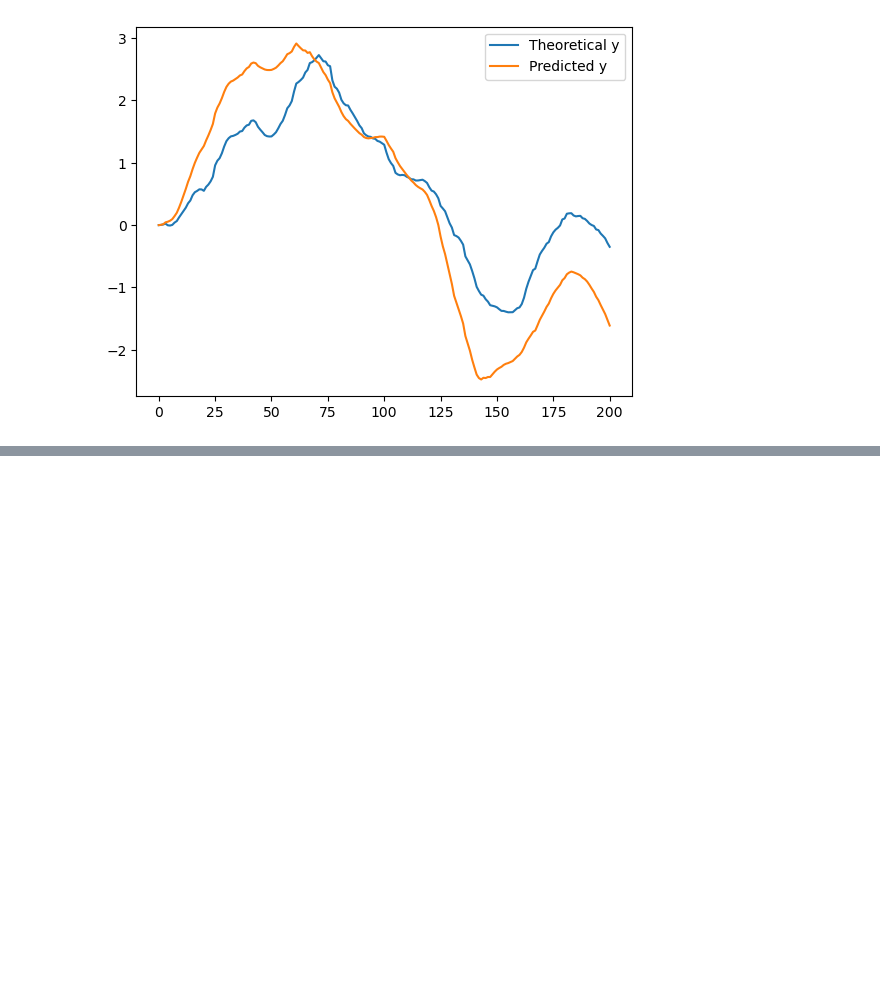
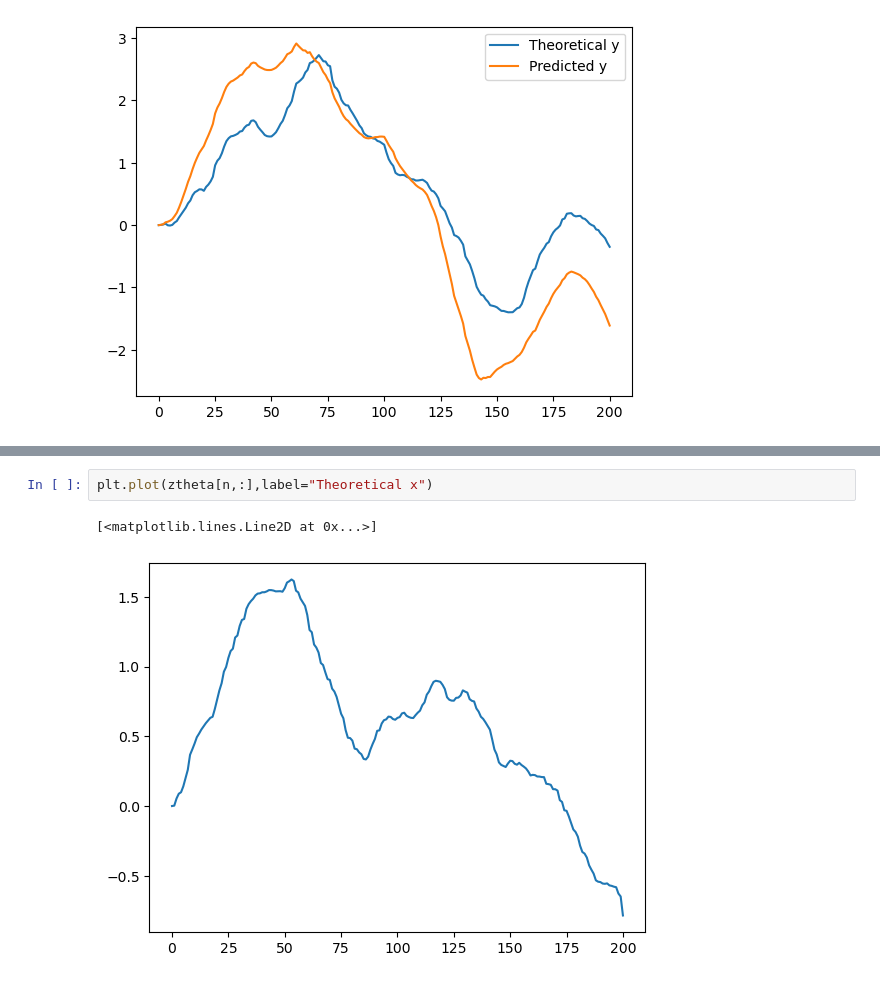
Before and after one commit to bioAI-Oslo/RNN-Adding-Problem-Representations, a Jupyter notebook: notebooks/summer.ipynb, the cells around one changed output, grey strips where cells are left out. Cells and saved outputs as stored; diff of their text form; blank space fills up the shorter version.

```diff
--- a/notebooks/summer.ipynb
+++ b/notebooks/summer.ipynb
@@ -227,0 +287,5 @@ plt.show()
+# %%
+plt.plot(ztheta[n,:],label="Theoretical x")
+# %% [output]
+[<matplotlib.lines.Line2D at 0x...>]
+[figure, added]
```
Also changed, not shown: parts of 11 cells of this notebook, 2 other files.
